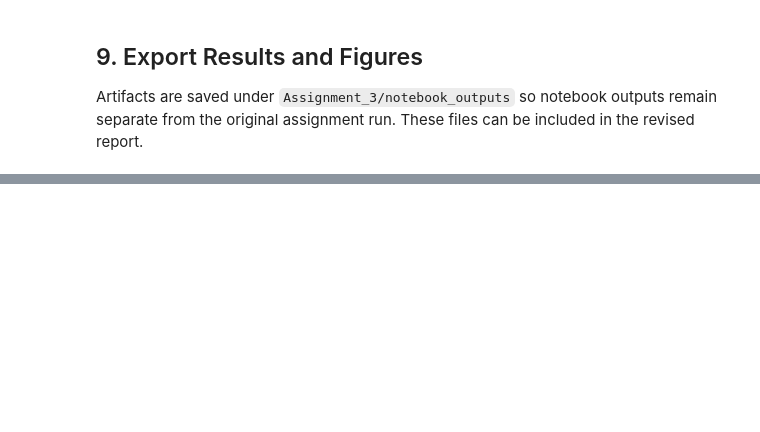
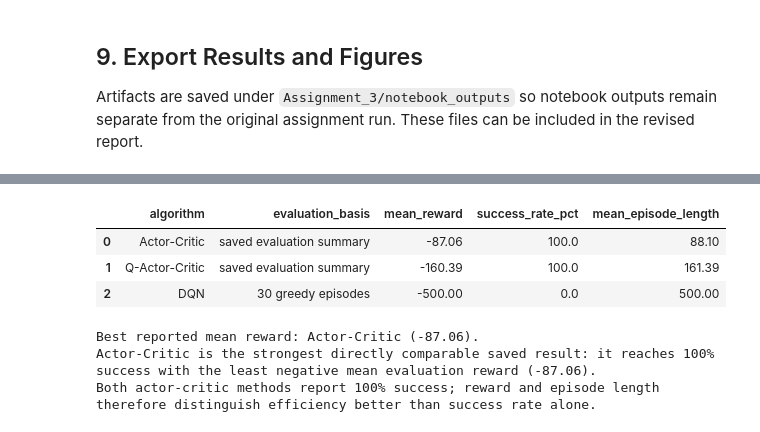
Before and after one commit to Nizarel/RL-AI572, a Jupyter notebook: Assignment_3/DQN_Acrobot_Documented.ipynb, the cells around one changed output, grey strips where cells are left out. Saved outputs shown, nothing was run; the diff lists cells and outputs as text; code cells hidden in the pictures; blank space fills up the shorter version.

```diff
--- a/Assignment_3/DQN_Acrobot_Documented.ipynb
+++ b/Assignment_3/DQN_Acrobot_Documented.ipynb
@@ -308,0 +364,15 @@ if not training_df.empty:
+# %%
+if RUN_TRAINING:
+    final_eval_env = gym.make("Acrobot-v1")
+    final_eval_values = evaluate(policy_net, final_eval_env, 30, CONFIG["max_steps"])
+    final_eval_env.close()
+    dqn_eval_metrics = {
+        "mean_reward": float(final_eval_values[:, 0].mean()),
+        "std_reward": float(final_eval_values[:, 0].std()),
+        "success_rate_pct": float(100 * final_eval_values[:, 2].mean()),
+        "mean_episode_length": float(final_eval_values[:, 1].mean()),
+    }
+    print(pd.Series(dqn_eval_metrics))
+else:
+    dqn_eval_metrics = None
+    print("Run training to obtain a fresh greedy DQN evaluation.")
@@ -336,0 +426,44 @@ else:
+# %%
+actor_summary = pd.read_csv(ASSIGNMENT_DIR.parent / "Assignment_2" / "summary_metrics_actor_critic.csv").iloc[0]
+qac_summary = pd.read_csv(ASSIGNMENT_DIR.parent / "Assignment_2" / "summary_qac_optimized.csv").iloc[0]
+
+if dqn_eval_metrics is not None:
+    dqn_row = {
+        "algorithm": "DQN",
+        "evaluation_basis": "30 greedy episodes",
+        "mean_reward": dqn_eval_metrics["mean_reward"],
+        "success_rate_pct": dqn_eval_metrics["success_rate_pct"],
+        "mean_episode_length": dqn_eval_metrics["mean_episode_length"],
+    }
+else:
+    dqn_window = training_df.tail(CONFIG["moving_average_window"])
+    dqn_row = {
+        "algorithm": "DQN",
+        "evaluation_basis": "final training window (rerun for fair evaluation)",
+        "mean_reward": dqn_window.reward.mean(),
+        "success_rate_pct": 100 * dqn_window.success.mean(),
+        "mean_episode_length": dqn_window.length.mean(),
+    }
+
+comparison_df = pd.DataFrame([
+    dqn_row,
+    {"algorithm": "Actor-Critic", "evaluation_basis": "saved evaluation summary", "mean_reward": actor_summary["eval_mean_reward"], "success_rate_pct": actor_summary["eval_success_rate_pct"], "mean_episode_length": actor_summary["eval_mean_ep_length"]},
+    {"algorithm": "Q-Actor-Critic", "evaluation_basis": "saved evaluation summary", "mean_reward": qac_summary["final_eval_mean_return"], "success_rate_pct": qac_summary["final_eval_success_rate_pct"], "mean_episode_length": qac_summary["final_eval_mean_length"]},
+])
+comparison_df = comparison_df.sort_values("mean_reward", ascending=False).reset_index(drop=True)
+display(comparison_df)
+
+best_algorithm = comparison_df.iloc[0]["algorithm"]
+print(f"Best reported mean reward: {best_algorithm} ({comparison_df.iloc[0]['mean_reward']:.2f}).")
+print("Actor-Critic is the strongest directly comparable saved result: it reaches 100% success with the least negative mean evaluation reward (-87.06).")
+print("Both actor-critic methods report 100% success; reward and episode length therefore distinguish efficiency better than success rate alone.")
+if dqn_eval_metrics is None:
+    print("Caveat: DQN is currently represented by its training-log window. Run the training cell to compare all algorithms using greedy evaluation episodes.")
+# %% [output]
+|  | algorithm | evaluation_basis | mean_reward | success_rate_pct | mean_episode_length |
+| 0 | Actor-Critic | saved evaluation summary | -87.06 | 100.0 | 88.10 |
+| 1 | Q-Actor-Critic | saved evaluation summary | -160.39 | 100.0 | 161.39 |
+| 2 | DQN | 30 greedy episodes | -500.00 | 0.0 | 500.00 |
+Best reported mean reward: Actor-Critic (-87.06).
+Actor-Critic is the strongest directly comparable saved result: it reaches 100% success with the least negative mean evaluation reward (-87.06).
+Both actor-critic methods report 100% success; reward and episode length therefore distinguish efficiency better than success rate alone.
```
Also changed, not shown: parts of 15 cells of this notebook, 6 other files.
